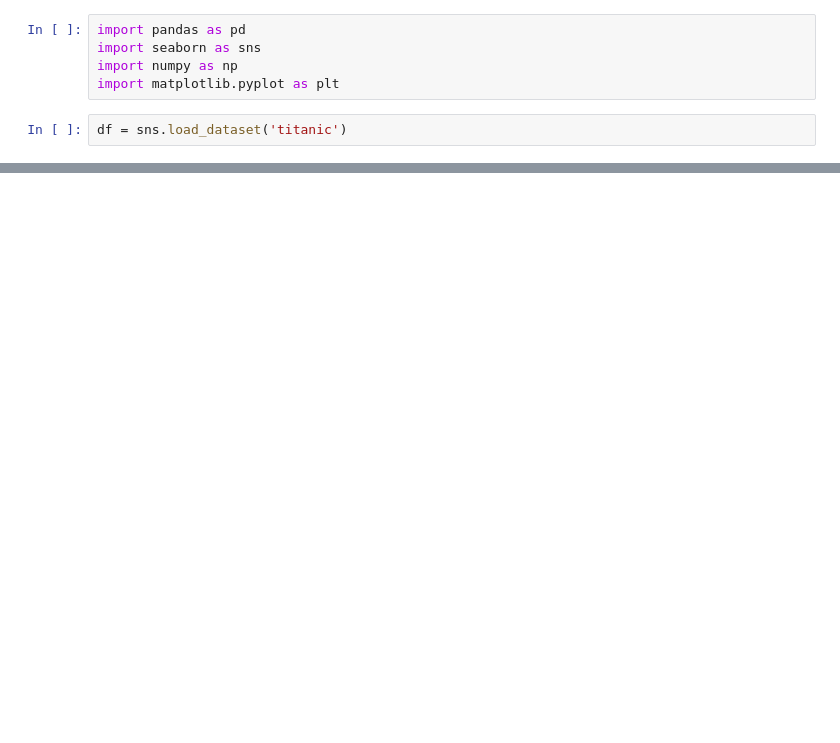
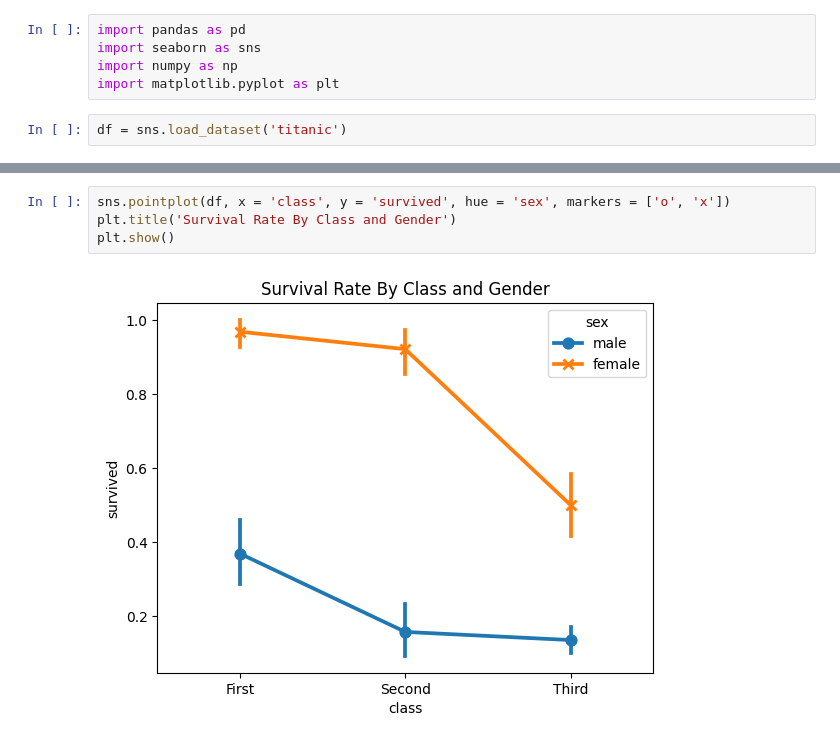
Before and after one commit to GulamAnsari12/DATA-ANALYST, a Jupyter notebook: Visualization/graph1.ipynb, the cells around one changed output, grey strips where cells are left out. Cells and saved outputs as stored; diff of their text form; blank space fills up the shorter version.

```diff
--- a/Visualization/graph1.ipynb
+++ b/Visualization/graph1.ipynb
@@ -14,0 +27,6 @@ plt.show()
+# %%
+sns.pointplot(df, x = 'class', y = 'survived', hue = 'sex', markers = ['o', 'x'])
+plt.title('Survival Rate By Class and Gender')
+plt.show()
+# %% [output]
+[figure, added]
```
Also changed, not shown: parts of 3 cells of this notebook, 3 other files.
